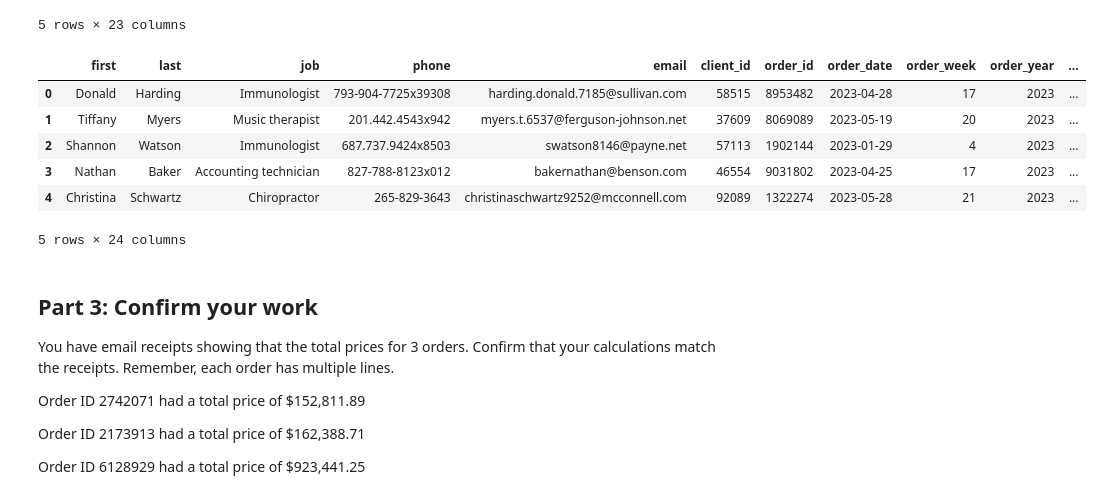
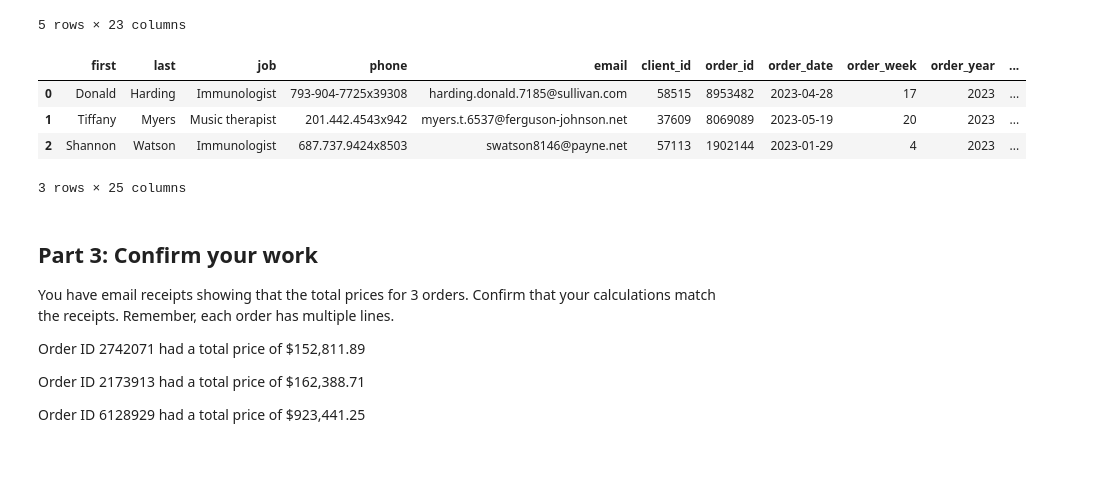
Before and after one commit to kidushaftom/pandas-challenge-1, a Jupyter notebook: module_4_challenge.ipynb, the cells around one changed output. Saved outputs shown, nothing was run; the diff lists cells and outputs as text; code cells hidden in the pictures; blank space fills up the shorter version.

```diff
--- a/module_4_challenge.ipynb
+++ b/module_4_challenge.ipynb
@@ -332,18 +296,16 @@ df.head(5)
 # %%
 # Create a column for the profit of
 # each line using line cost and line price
 
-df['profit'] =  round(df['line_price'] - df['line_cost'],2)
+df['line_profit'] =  round(df['line_price'] - df['line_cost'],2)
 
-df.head(5)
+df.head(3)
 # %% [output]
 |  | first | last | job | phone | email | client_id | order_id | order_date | order_week | order_year | ... |
 | 0 | Donald | Harding | Immunologist | 793-904-7725x39308 | harding.donald.7185@sullivan.com | 58515 | 8953482 | 2023-04-28 | 17 | 2023 | ... |
 | 1 | Tiffany | Myers | Music therapist | 201.442.4543x942 | myers.t.6537@ferguson-johnson.net | 37609 | 8069089 | 2023-05-19 | 20 | 2023 | ... |
 | 2 | Shannon | Watson | Immunologist | 687.737.9424x8503 | swatson8146@payne.net | 57113 | 1902144 | 2023-01-29 | 4 | 2023 | ... |
-| 3 | Nathan | Baker | Accounting technician | 827-788-8123x012 | bakernathan@benson.com | 46554 | 9031802 | 2023-04-25 | 17 | 2023 | ... |
-| 4 | Christina | Schwartz | Chiropractor | 265-829-3643 | christinaschwartz9252@mcconnell.com | 92089 | 1322274 | 2023-05-28 | 21 | 2023 | ... |
-5 rows × 24 columns
+3 rows × 25 columns
 # %% [markdown]
 ## Part 3: Confirm your work
 You have email receipts showing that the total prices for 3 orders. Confirm that your calculations match the receipts. Remember, each order has multiple lines.
```
Also changed, not shown: parts of 13 cells of this notebook.
